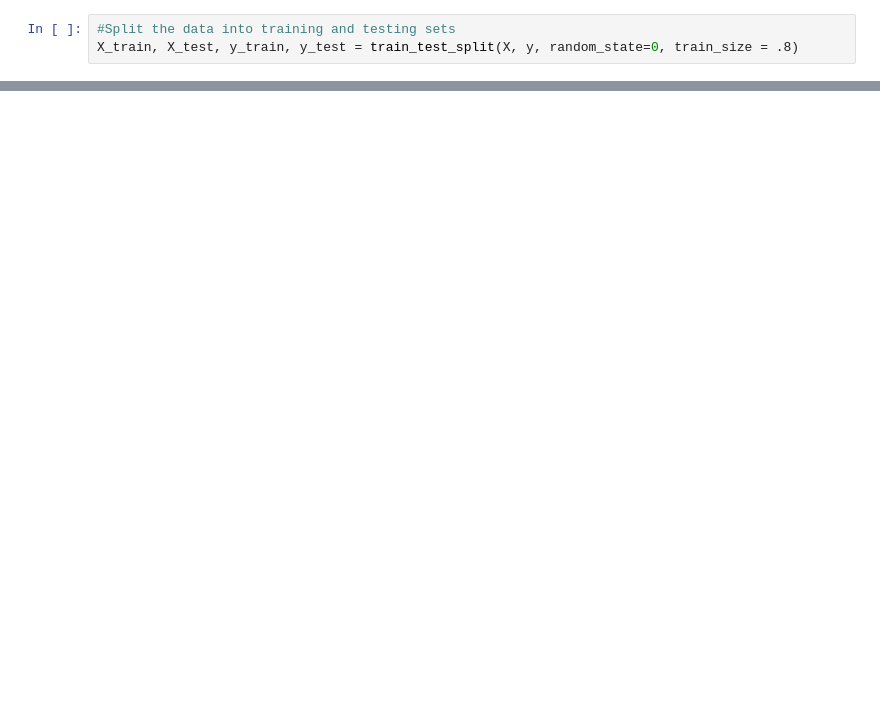
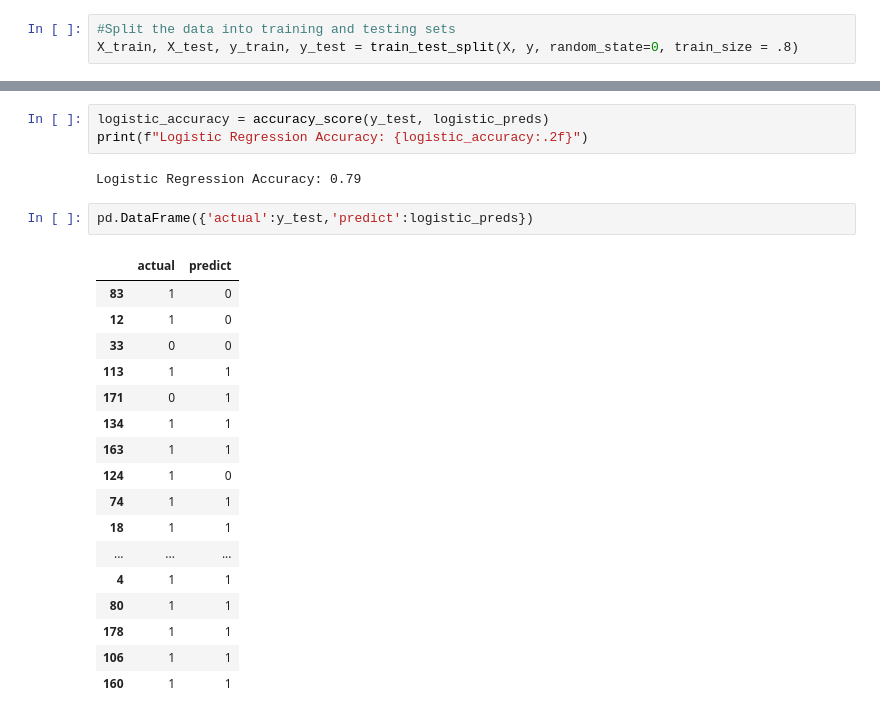
Before and after one commit to yaniss02/parkinson_detection, a Jupyter notebook: Untitled.ipynb, the cells around one changed output, grey strips where cells are left out. Drawn from its saved outputs; the diff is of its cells as text; blank space fills up the shorter version.

```diff
--- a/Untitled.ipynb
+++ b/Untitled.ipynb
@@ -281,0 +375,25 @@ X_train, X_test, y_train, y_test = train_test_split(X, y, random_state=0, train_
+# %%
+logistic_accuracy = accuracy_score(y_test, logistic_preds)
+print(f"Logistic Regression Accuracy: {logistic_accuracy:.2f}")
+# %% [output]
+Logistic Regression Accuracy: 0.79
+# %%
+pd.DataFrame({'actual':y_test,'predict':logistic_preds})
+# %% [output]
+|  | actual | predict |
+| 83 | 1 | 0 |
+| 12 | 1 | 0 |
+| 33 | 0 | 0 |
+| 113 | 1 | 1 |
+| 171 | 0 | 1 |
+| 134 | 1 | 1 |
+| 163 | 1 | 1 |
+| 124 | 1 | 0 |
+| 74 | 1 | 1 |
+| 18 | 1 | 1 |
+| ... | ... | ... |
+| 4 | 1 | 1 |
+| 80 | 1 | 1 |
+| 178 | 1 | 1 |
+| 106 | 1 | 1 |
+| 160 | 1 | 1 |
```
Also changed, not shown: parts of 12 cells of this notebook.
